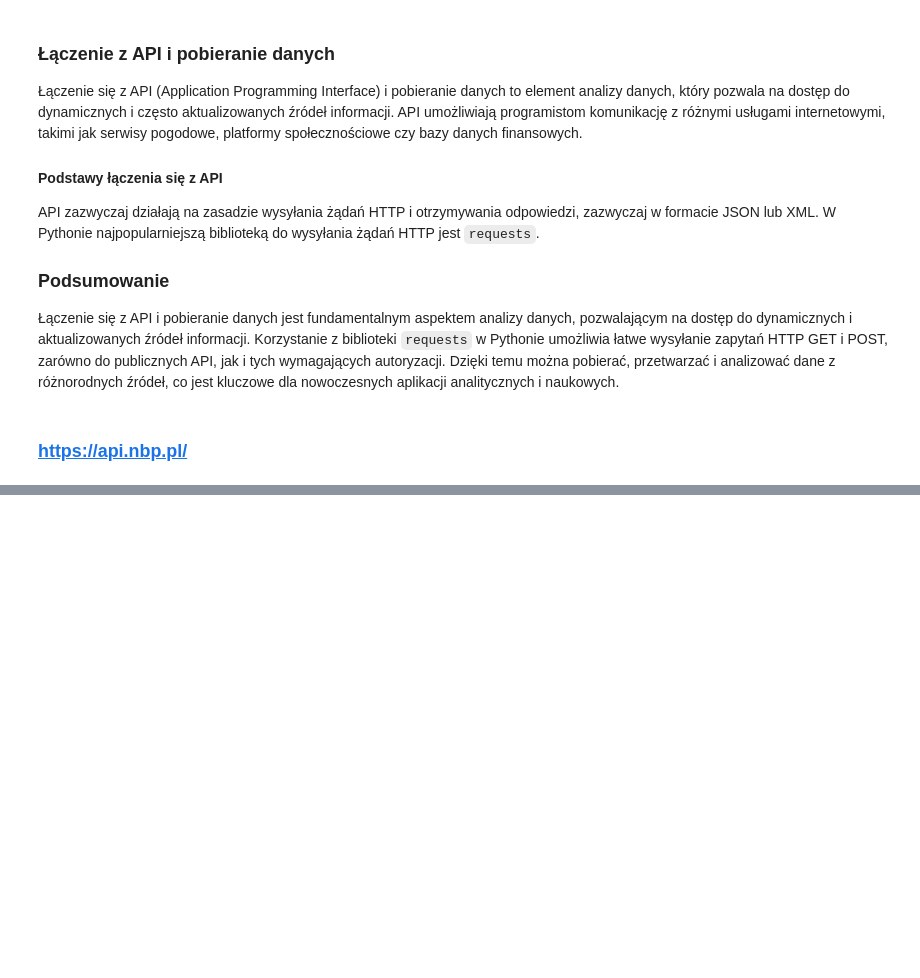
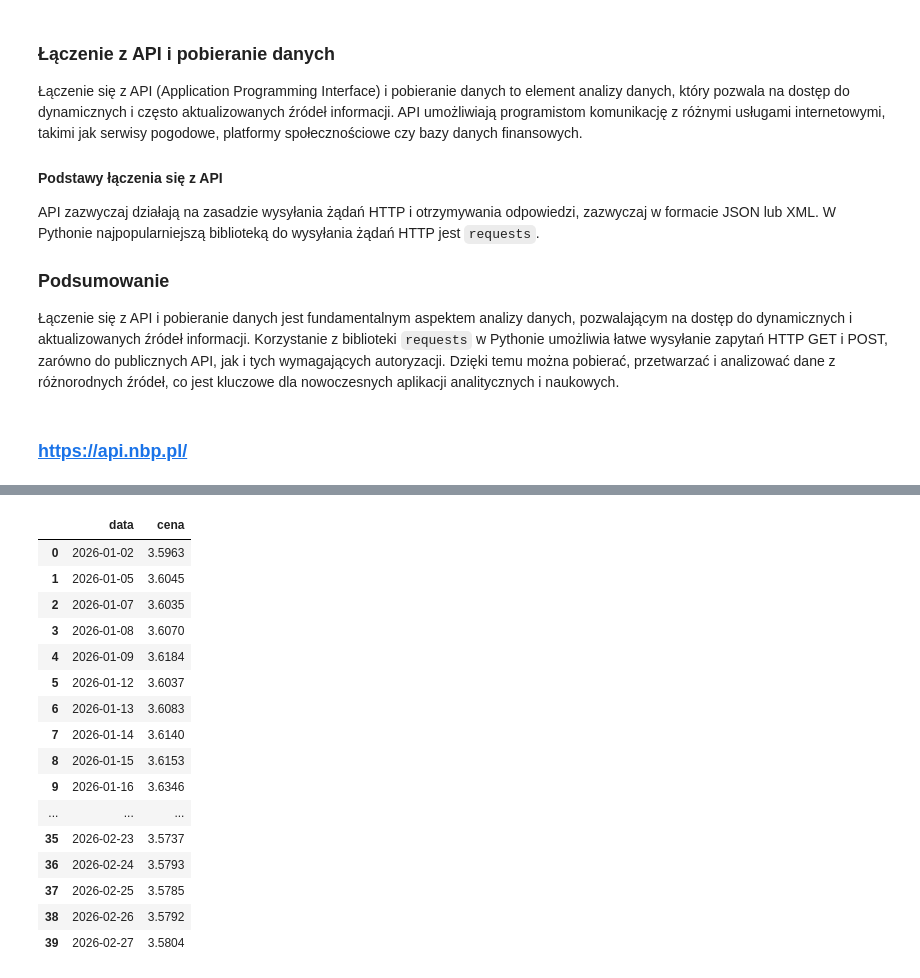
Before and after one commit to tomasz450/Analiza-danych-w-Python-11.05.26, a Jupyter notebook: 5. Dane tekstowe i API/Dane tekstowe i API.ipynb, the cells around one changed output, grey strips where cells are left out. Saved outputs shown, nothing was run; the diff lists cells and outputs as text; code cells hidden in the pictures; blank space fills up the shorter version.

```diff
--- a/5. Dane tekstowe i API/Dane tekstowe i API.ipynb
+++ b/5. Dane tekstowe i API/Dane tekstowe i API.ipynb
@@ -149,0 +217,28 @@ URLError: <urlopen error [SSL: CERTIFICATE_VERIFY_FAILED] certificate verify fai
+# %%
+l = []
+data = []
+for i, zap1 in enumerate(zapytanie['rates']):
+    l.append(zap1['mid'])
+    data.append(zap1['effectiveDate'])
+# %%
+test = pd.DataFrame(l, data).reset_index()
+test.columns = ['data', 'cena']
+test
+# %% [output]
+|  | data | cena |
+| 0 | 2026-01-02 | 3.5963 |
+| 1 | 2026-01-05 | 3.6045 |
+| 2 | 2026-01-07 | 3.6035 |
+| 3 | 2026-01-08 | 3.6070 |
+| 4 | 2026-01-09 | 3.6184 |
+| 5 | 2026-01-12 | 3.6037 |
+| 6 | 2026-01-13 | 3.6083 |
+| 7 | 2026-01-14 | 3.6140 |
+| 8 | 2026-01-15 | 3.6153 |
+| 9 | 2026-01-16 | 3.6346 |
+| ... | ... | ... |
+| 35 | 2026-02-23 | 3.5737 |
+| 36 | 2026-02-24 | 3.5793 |
+| 37 | 2026-02-25 | 3.5785 |
+| 38 | 2026-02-26 | 3.5792 |
+| 39 | 2026-02-27 | 3.5804 |
```
Also changed, not shown: parts of 9 cells of this notebook.
